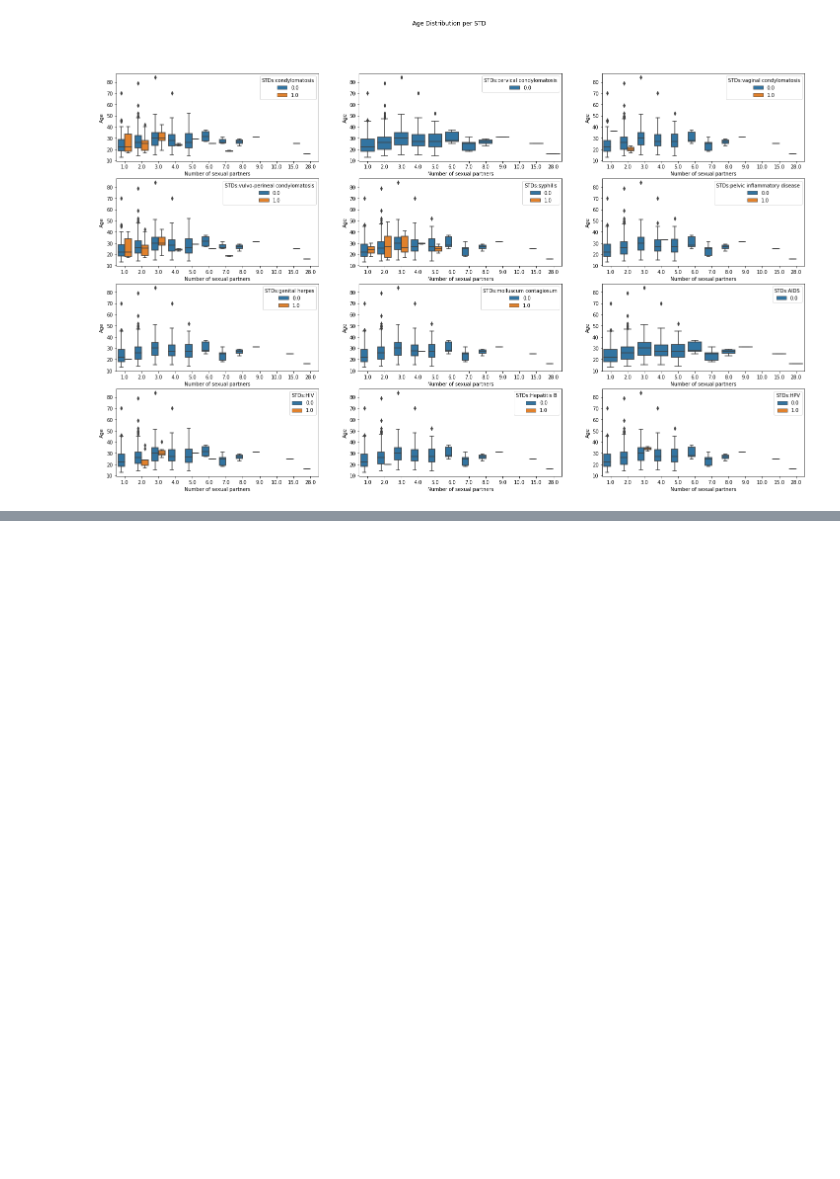
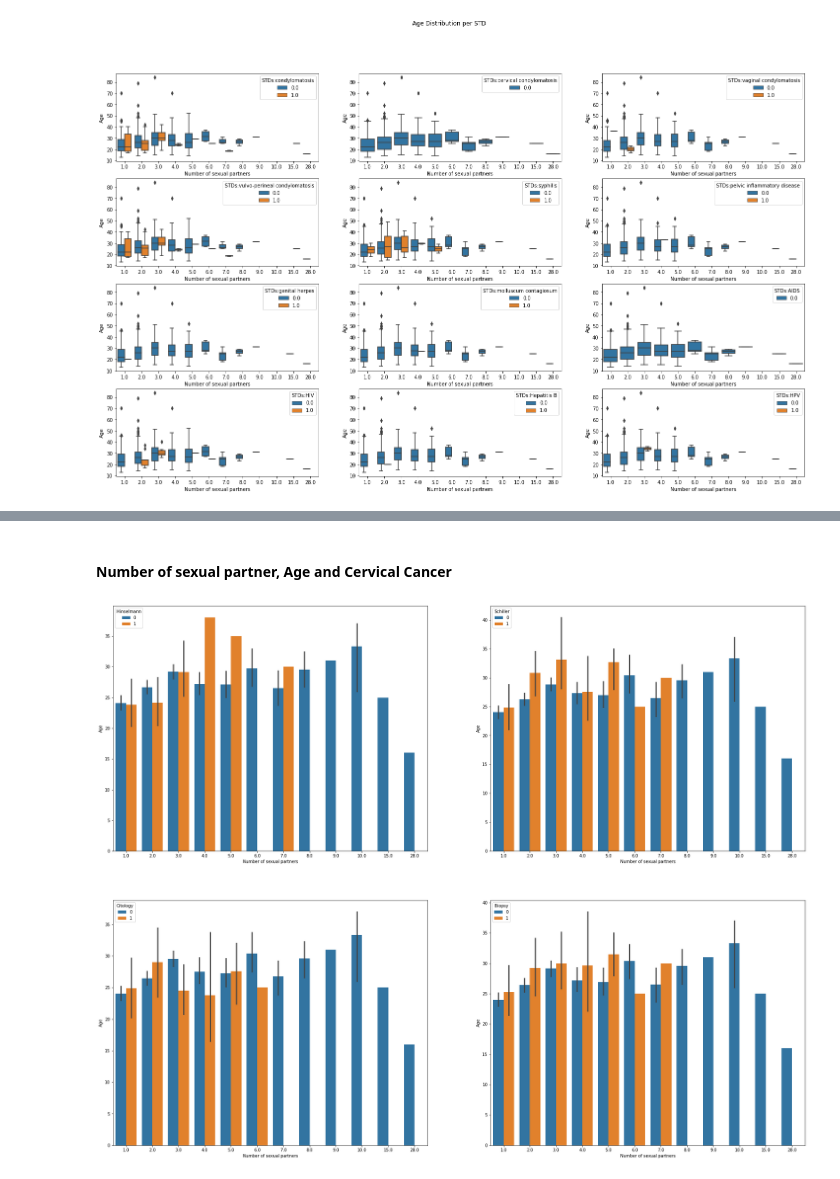
Before and after one commit to Shruti-Kaushal/Constructing-Risk-Profiles-for-Cervical-Cancer, a Jupyter notebook: Exploratory Analysis and Visualization.ipynb, the cells around one changed output, grey strips where cells are left out. Saved outputs shown, nothing was run; the diff lists cells and outputs as text; code cells hidden in the pictures; blank space fills up the shorter version.

```diff
--- a/Exploratory Analysis and Visualization.ipynb
+++ b/Exploratory Analysis and Visualization.ipynb
@@ -164,0 +320,10 @@ plt.show()
+# %% [markdown]
+#### Number of sexual partner, Age and Cervical Cancer
+# %%
+plt.figure(figsize=(30, 24))
+
+for i, target in enumerate(targets):
+    plt.subplot(2, 2, i+1)
+    sns.barplot(x='Number of sexual partners', y='Age', hue=target, data=data)
+# %% [output]
+[figure, added]
```
Also changed, not shown: parts of 89 cells of this notebook.
